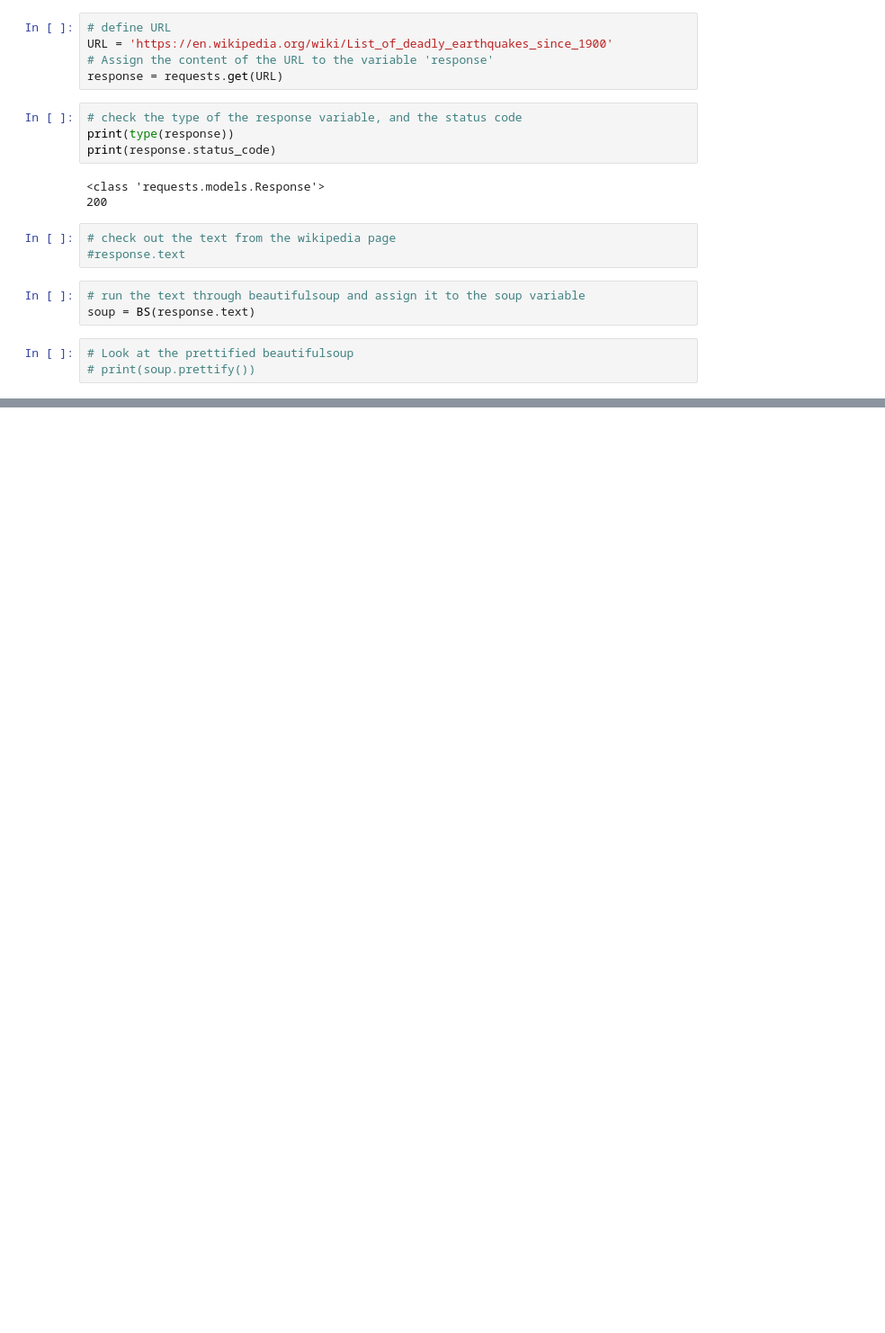
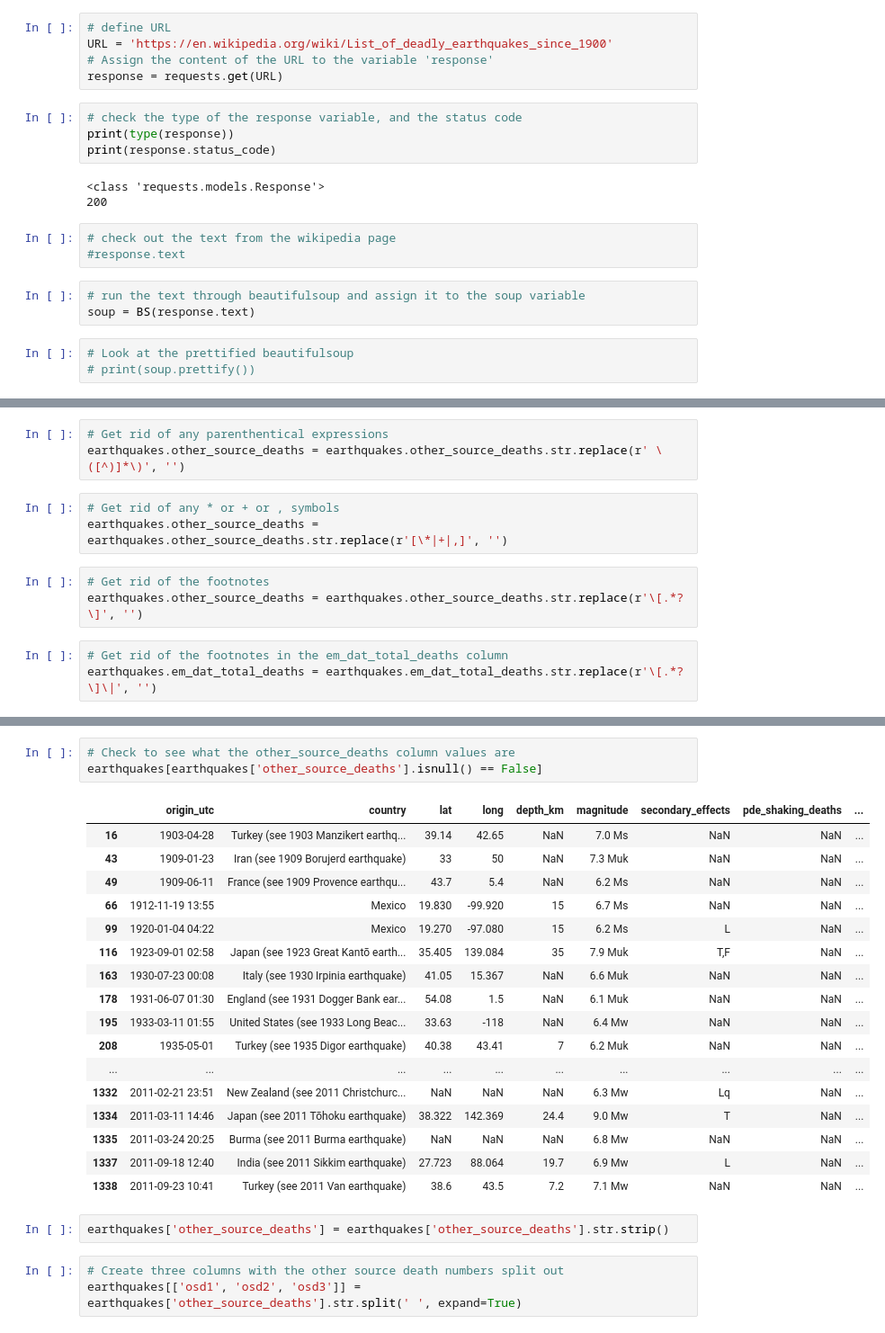
Before and after one commit to ocnrandolph/TNEG_Earthquakes, a Jupyter notebook: notebooks/dq3-TNEG-data-cleaning.ipynb, the cells around one changed output, grey strips where cells are left out. Shown at 90% size. Saved outputs shown, nothing was run; the diff lists cells and outputs as text; blank space fills up the shorter version.

```diff
--- a/notebooks/dq3-TNEG-data-cleaning.ipynb
+++ b/notebooks/dq3-TNEG-data-cleaning.ipynb
@@ -90,0 +213,12 @@ earthquakes.head(20)
+# %%
+# Get rid of any parenthentical expressions
+earthquakes.other_source_deaths = earthquakes.other_source_deaths.str.replace(r' \([^)]*\)', '')
+# %%
+# Get rid of any * or + or , symbols
+earthquakes.other_source_deaths = earthquakes.other_source_deaths.str.replace(r'[\*|+|,]', '')
+# %%
+# Get rid of the footnotes
+earthquakes.other_source_deaths = earthquakes.other_source_deaths.str.replace(r'\[.*?\]', '')
+# %%
+# Get rid of the footnotes in the em_dat_total_deaths column
+earthquakes.em_dat_total_deaths = earthquakes.em_dat_total_deaths.str.replace(r'\[.*?\]\|', '')
@@ -90,0 +247,26 @@ earthquakes.head(20)
+# %%
+# Check to see what the other_source_deaths column values are
+earthquakes[earthquakes['other_source_deaths'].isnull() == False]
+# %% [output]
+|  | origin_utc | country | lat | long | depth_km | magnitude | secondary_effects | pde_shaking_deaths | ... |
+| 16 | 1903-04-28 | Turkey (see 1903 Manzikert earthq... | 39.14 | 42.65 | NaN | 7.0 Ms | NaN | NaN | ... |
+| 43 | 1909-01-23 | Iran (see 1909 Borujerd earthquake) | 33 | 50 | NaN | 7.3 Muk | NaN | NaN | ... |
+| 49 | 1909-06-11 | France (see 1909 Provence earthqu... | 43.7 | 5.4 | NaN | 6.2 Ms | NaN | NaN | ... |
+| 66 | 1912-11-19 13:55 | Mexico | 19.830 | -99.920 | 15 | 6.7 Ms | NaN | NaN | ... |
+| 99 | 1920-01-04 04:22 | Mexico | 19.270 | -97.080 | 15 | 6.2 Ms | L | NaN | ... |
+| 116 | 1923-09-01 02:58 | Japan (see 1923 Great Kantō earth... | 35.405 | 139.084 | 35 | 7.9 Muk | T,F | NaN | ... |
+| 163 | 1930-07-23 00:08 | Italy (see 1930 Irpinia earthquake) | 41.05 | 15.367 | NaN | 6.6 Muk | NaN | NaN | ... |
+| 178 | 1931-06-07 01:30 | England (see 1931 Dogger Bank ear... | 54.08 | 1.5 | NaN | 6.1 Muk | NaN | NaN | ... |
+| 195 | 1933-03-11 01:55 | United States (see 1933 Long Beac... | 33.63 | -118 | NaN | 6.4 Mw | NaN | NaN | ... |
+| 208 | 1935-05-01 | Turkey (see 1935 Digor earthquake) | 40.38 | 43.41 | 7 | 6.2 Muk | NaN | NaN | ... |
+| ... | ... | ... | ... | ... | ... | ... | ... | ... | ... |
+| 1332 | 2011-02-21 23:51 | New Zealand (see 2011 Christchurc... | NaN | NaN | NaN | 6.3 Mw | Lq | NaN | ... |
+| 1334 | 2011-03-11 14:46 | Japan (see 2011 Tōhoku earthquake) | 38.322 | 142.369 | 24.4 | 9.0 Mw | T | NaN | ... |
+| 1335 | 2011-03-24 20:25 | Burma (see 2011 Burma earthquake) | NaN | NaN | NaN | 6.8 Mw | NaN | NaN | ... |
+| 1337 | 2011-09-18 12:40 | India (see 2011 Sikkim earthquake) | 27.723 | 88.064 | 19.7 | 6.9 Mw | L | NaN | ... |
+| 1338 | 2011-09-23 10:41 | Turkey (see 2011 Van earthquake) | 38.6 | 43.5 | 7.2 | 7.1 Mw | NaN | NaN | ... |
+# %%
+earthquakes['other_source_deaths'] = earthquakes['other_source_deaths'].str.strip()
+# %%
+# Create three columns with the other source death numbers split out
+earthquakes[['osd1', 'osd2', 'osd3']] = earthquakes['other_source_deaths'].str.split(' ', expand=True)
```
Also changed, not shown: parts of 29 cells of this notebook, 1 other file.
